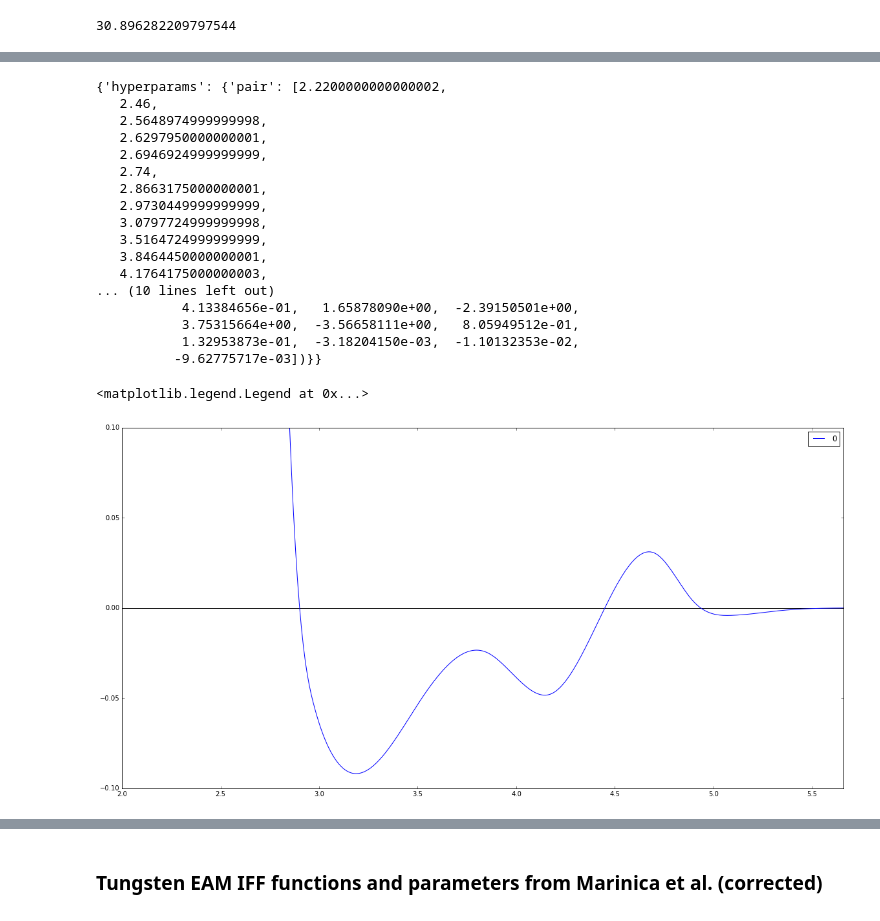
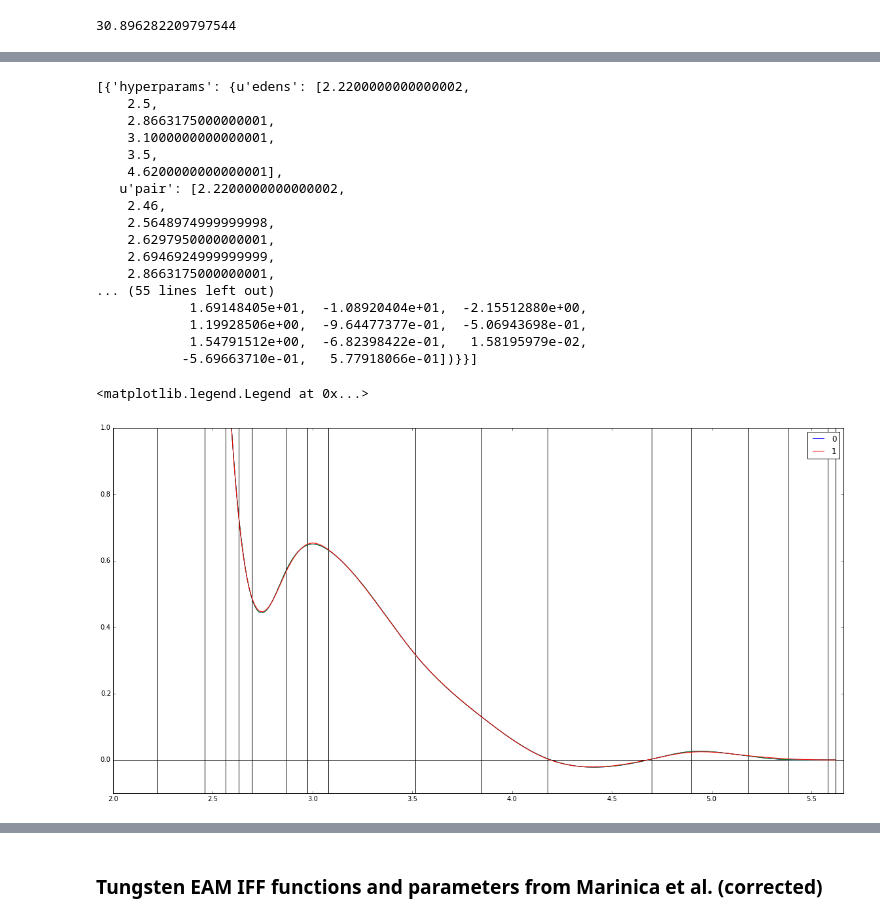
Before and after one commit to vlcekl/eam-models, a Jupyter notebook: notebooks/fit_spline.ipynb, the cells around one changed output, grey strips where cells are left out. Drawn from its saved outputs; the diff is of its cells as text; code cells hidden in the pictures.

```diff
--- a/notebooks/fit_spline.ipynb
+++ b/notebooks/fit_spline.ipynb
@@ -238,18 +235,34 @@ y_pair
 # %%
 import copy
 
+# knots_pair_new = copy.deepcopy(knots_pair)
+# knots_pair_new[:] = knots_pair_new[0:5] + [2.74] + knots_pair_new[5:-2] + [5.66, 5.70, 5.78]
+
+# coeff_pair_new = copy.deepcopy(coeff_pair)
+# coeff_pair_new[:] = coeff_pair_new[0:5] + [0.0] + coeff_pair_new[5:-2] + [0.0, 0.0, 0.0]
+
+
 knots_pair_new = copy.deepcopy(knots_pair)
-knots_pair_new[:] = knots_pair_new[0:5] + [2.74] + knots_pair_new[5:-2] + [5.66, 5.70, 5.78]
+knots_pair_new[:] = knots_pair_new[0:-4] + [5.18, 5.38, 5.58, 5.62]
 
 coeff_pair_new = copy.deepcopy(coeff_pair)
-coeff_pair_new[:] = coeff_pair_new[0:5] + [0.0] + coeff_pair_new[5:-2] + [0.0, 0.0, 0.0]
-
-# knots_pair_new = []
-# knots_pair_new[:] = knots_pair[0:5] + [2.74] + knots_pair[5:]
-
-# coeff_pair_new = []
-# coeff_pair_new[:] = coeff_pair[0:5] + [0.0] + coeff_pair[5:]
+#coeff_pair_new[:] = coeff_pair_new[0:-4] + [0.0, 0.0, 0.0, 0.0]
+coeff_pair_new = [ -3.15188190e+03,   1.34941491e+02,   3.89509425e+01,
+        -2.11375863e+01,   1.94935919e+01,   4.90884806e+01,
+         6.70138768e+00,  -8.08659946e+00,  -1.78466166e+00,
+         1.79415594e+00,  -1.38331952e+00,  -3.81312314e-01,
+         1.38132444e+00,  -4.98167894e-01,  -4.06284764e-02,
+        -6.19026091e-01,   6.03402041e-01]
 
 print(knots_pair_new)
 print(coeff_pair_new)
+
+# knots_edens_new = copy.deepcopy(knots_edens)
+# knots_edens_new[:] = [2.22] + knots_edens_new[:-1] + [4.62]
+
+# coeff_edens_new = copy.deepcopy(coeff_edens)
+# coeff_edens_new[:] = [0.0] + coeff_edens_new[:]
+
+# print(knots_edens_new)
+# print(coeff_edens_new)
 # %% [output]
@@ -295,61 +332,63 @@ loss(new_pair[0], rs, y_pair, knots_pair_new)
 # %%
-param_list[-1]
+param_list[-2:]
 # %% [output]
-{'hyperparams': {'pair': [2.2200000000000002,
-   2.46,
-   2.5648974999999998,
-   2.6297950000000001,
-   2.6946924999999999,
-   2.74,
-   2.8663175000000001,
-   2.9730449999999999,
-   3.0797724999999998,
-   3.5164724999999999,
-   3.8464450000000001,
-   4.1764175000000003,
-... (10 lines left out)
-           4.13384656e-01,   1.65878090e+00,  -2.39150501e+00,
-           3.75315664e+00,  -3.56658111e+00,   8.05949512e-01,
-           1.32953873e-01,  -3.18204150e-03,  -1.10132353e-02,
-          -9.62775717e-03])}}
+[{'hyperparams': {u'edens': [2.2200000000000002,
+    2.5,
+    2.8663175000000001,
+    3.1000000000000001,
+    3.5,
+    4.6200000000000001],
+   u'pair': [2.2200000000000002,
+    2.46,
+    2.5648974999999998,
+    2.6297950000000001,
+    2.6946924999999999,
+    2.8663175000000001,
+... (55 lines left out)
+            1.69148405e+01,  -1.08920404e+01,  -2.15512880e+00,
+            1.19928506e+00,  -9.64477377e-01,  -5.06943698e-01,
+            1.54791512e+00,  -6.82398422e-01,   1.58195979e-02,
+           -5.69663710e-01,   5.77918066e-01])}}]
 # %%
 plt.figure(figsize=(20,10))
-for i, para in enumerate(param_list[-1:]):
+for i, para in enumerate(param_list[-2:]):
     knots_pairx = list(para['hyperparams']['pair'])
     coeff_pairx = list(para['params']['pair'])
     knots_edens = params['hyperparams']['edens']
     coeff_edens = params['params']['edens']
     embed = params['params']['embed']
 
     #rs = np.linspace(2, 5.82, 701)
     #rs = np.linspace(2.2, 5.66, 347)
+    rs = np.linspace(2.2, 5.62, 343)
+
 
     y_pairx = [f_spline3(r, coeff_pairx, knots_pairx) for r in rs]
 #    y_edens = [f_spline3(r, coeff_edens, knots_edens) for r in rs]
 
 #     print(knots_pairx)
 #     print(coeff_pairx)
 #     print(knots_edens)
 #     print(coeff_edens)
 #     print(embed)
 
 #    plt.scatter(params['hyperparams']['pair'], np.zeros(len(params['hyperparams']['pair'])))
     if i == 1:
         plt.vlines(para['hyperparams']['pair'], -10, 10)
         plt.plot(rs, y_pair)
 #    plt.vlines(params['hyperparams']['edens'], -10, 10, colors='m')
 
     plt.plot(rs, y_pairx, '-', label=str(i))
 #    plt.plot(rs, y_edens, '.', label=str(i))
 
     plt.xlim(2.0, 5.66)
-    plt.ylim(-0.1,.1)
+    plt.ylim(-0.1,1)
     plt.hlines(xmin=2.0, xmax=6.0, y=0.0)
 
 plt.legend()
 # %% [output]
 <matplotlib.legend.Legend at 0x...>
-[figure, old version]
+[figure, new version]
 # %%
 with open(os.path.join(working, 'params_store' + '.pickle'), 'rb') as fi:
     model_params = pickle.load(fi)
```
Also changed, not shown: parts of 12 cells of this notebook, 28 other files.
